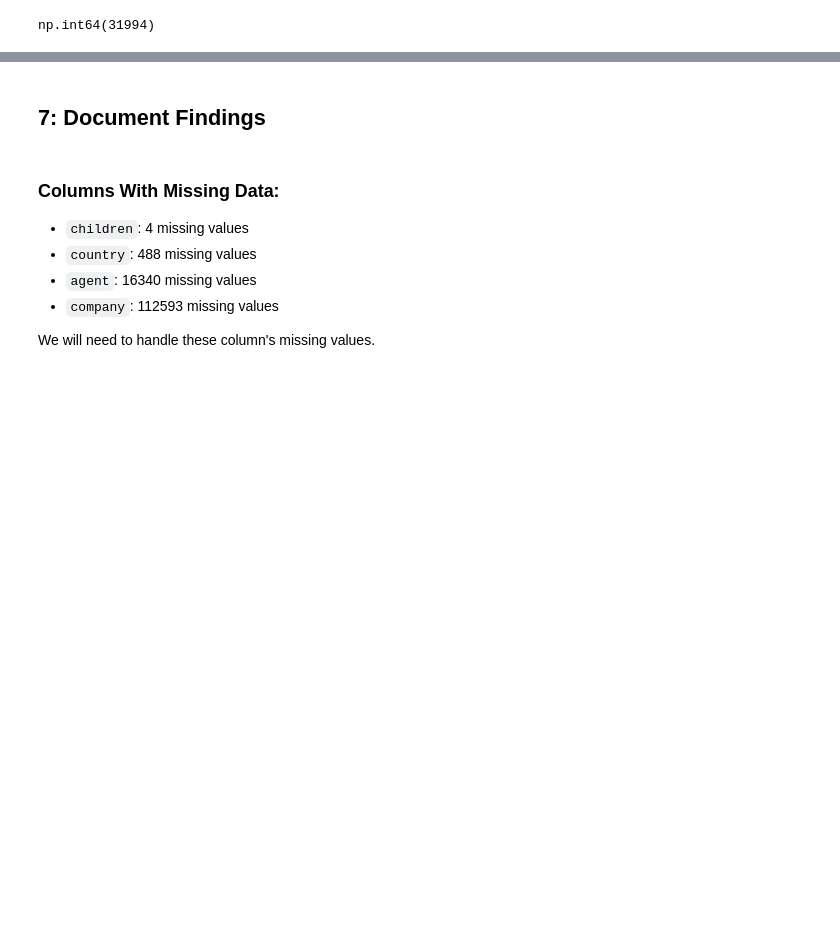
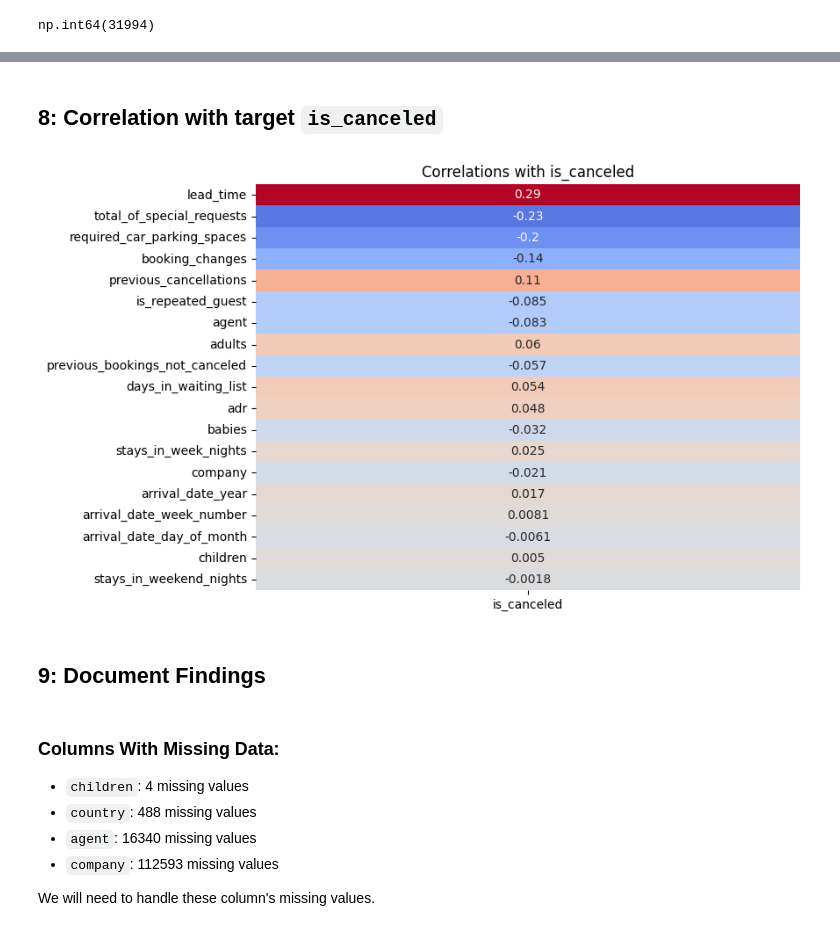
Before and after one commit to MoBakry04/gtc-ml-project1-hotel-bookings, a Jupyter notebook: gtc_ml_project1.ipynb, the cells around one changed output, grey strips where cells are left out. Cells and saved outputs as stored; diff of their text form; code cells hidden in the pictures; blank space fills up the shorter version.

```diff
--- a/gtc_ml_project1.ipynb
+++ b/gtc_ml_project1.ipynb
@@ -158,5 +178,26 @@ plt.show()
+# %% [markdown]
+## 8: Correlation with target `is_canceled`
+# %%
+def plot_target_correlation():
+    numeric_df = df.select_dtypes(include=['number'])
+    corr = numeric_df.corr()['is_canceled'].drop('is_canceled')
+    corr = corr.sort_values(key=abs, ascending=False)
+
+    corr = corr.head(20)
+
+    plt.figure(figsize=(8, 6))
+    sns.heatmap(
+        corr.to_frame(),
+        annot=True, cmap="coolwarm", center=0, cbar=False
+    )
+    plt.title(f"Correlations with is_canceled")
+    plt.show()
+
+plot_target_correlation()
+# %% [output]
+[figure, added]
 # %% [markdown]
-## 7: Document Findings
+## 9: Document Findings
 # %% [markdown]
 ### Columns With Missing Data:
 - `children`: 4 missing values
```
Also changed, not shown: parts of 43 cells of this notebook, 1 other file.
